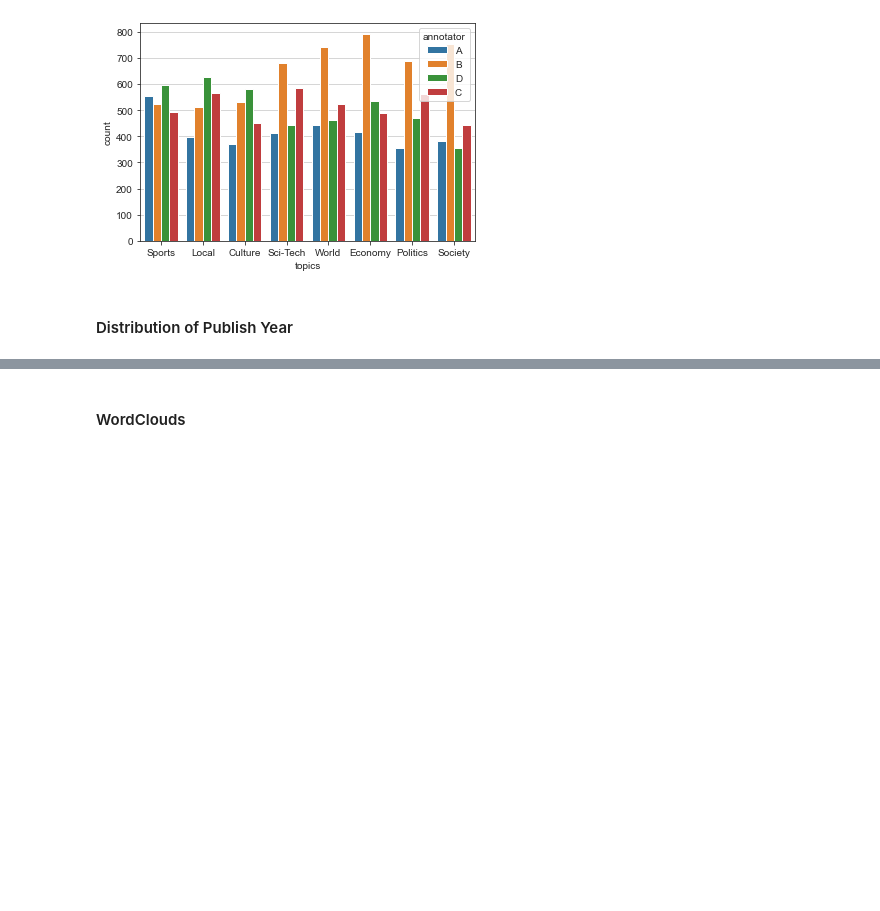
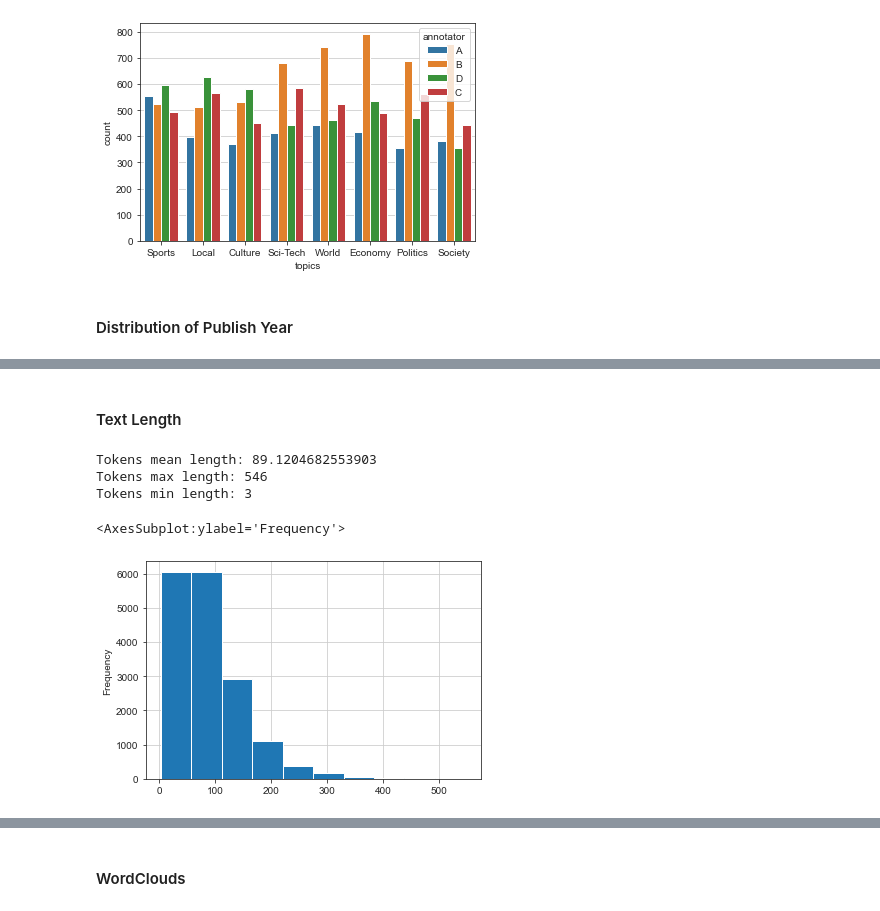
Before and after one commit to g-batalhao-a/PLN, a Jupyter notebook: Project/Assignment1/data_analysis.ipynb, the cells around one changed output, grey strips where cells are left out. Drawn from its saved outputs; the diff is of its cells as text; code cells hidden in the pictures; blank space fills up the shorter version.

```diff
--- a/Project/Assignment1/data_analysis.ipynb
+++ b/Project/Assignment1/data_analysis.ipynb
@@ -130,0 +132,16 @@ plt.legend(loc='upper left')
+# %% [markdown]
+#### Text Length
+# %%
+tokens_len = df_ADUs['tokens'].apply(len)
+
+print("Tokens mean length:", tokens_len.mean())
+print("Tokens max length:", tokens_len.max())
+print("Tokens min length:", tokens_len.min())
+
+tokens_len.plot.hist()
+# %% [output]
+Tokens mean length: 89.1204682553903
+Tokens max length: 546
+Tokens min length: 3
+<AxesSubplot:ylabel='Frequency'>
+[figure, added]
```
Also changed, not shown: parts of 13 cells of this notebook.
